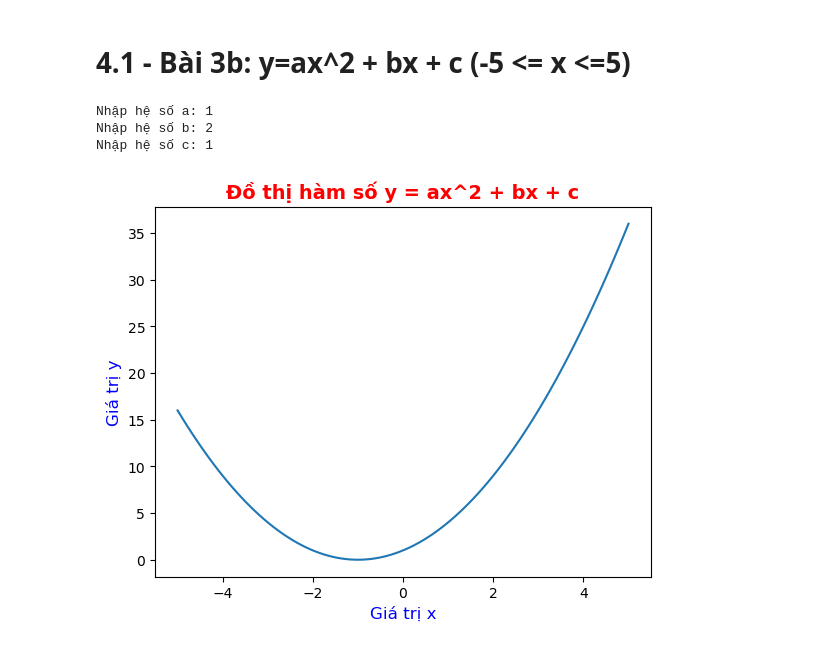
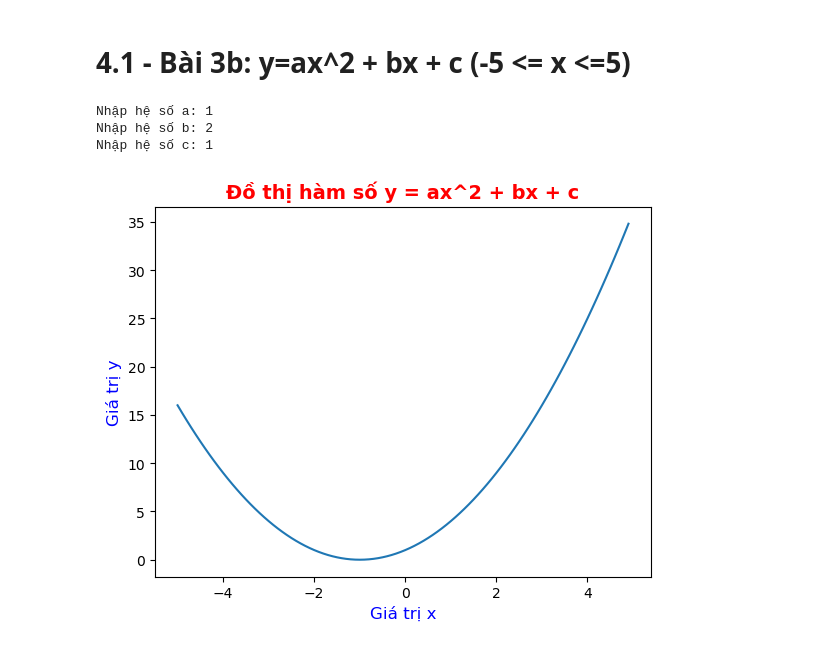
Before and after one commit to nguyenminhthuy/da-course-cybersoft, a Jupyter notebook: DA08_Wk4-1_NguyenMinhThuy.ipynb, the cells around one changed output. Cells and saved outputs as stored; diff of their text form; code cells hidden in the pictures.

```diff
--- a/DA08_Wk4-1_NguyenMinhThuy.ipynb
+++ b/DA08_Wk4-1_NguyenMinhThuy.ipynb
@@ -100,21 +100,22 @@ ve_BieuDoCK("data/excel_vnm.csv","VNM")
 # %%
 a = int(input("Nhập hệ số a: "))
 b = int(input("Nhập hệ số b: "))
 c = int(input("Nhập hệ số c: "))
 
-x_values = np.linspace(-5, 5, 100)
+#x_values = np.linspace(-5, 5, 100)
+x_values = [i/10 for i in list(range(-50,50))]
 y_values = [(a*pow(x,2) + b*x + c) for x in x_values]
 
 ax = plt.axes()
 ax.plot(x_values, y_values)
 
 plt.title("Đồ thị hàm số y = ax^2 + bx + c", fontsize=14, fontweight="bold", color="r")
 plt.xlabel("Giá trị x", fontsize=12, color="b")
 plt.ylabel("Giá trị y", fontsize=12, color="b")
 
 plt.show()
 # %% [output]
 Nhập hệ số a: 1
 Nhập hệ số b: 2
 Nhập hệ số c: 1
-[figure, old version]
+[figure, new version]
```
Also changed, not shown: 10 other files.
